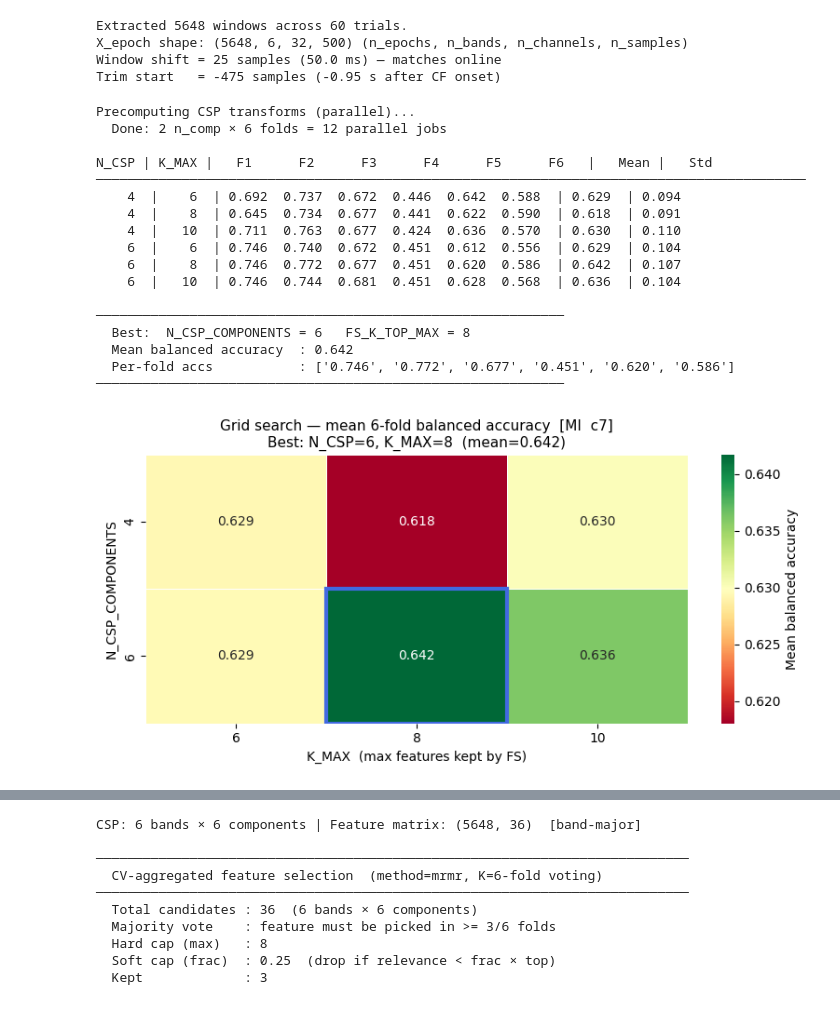
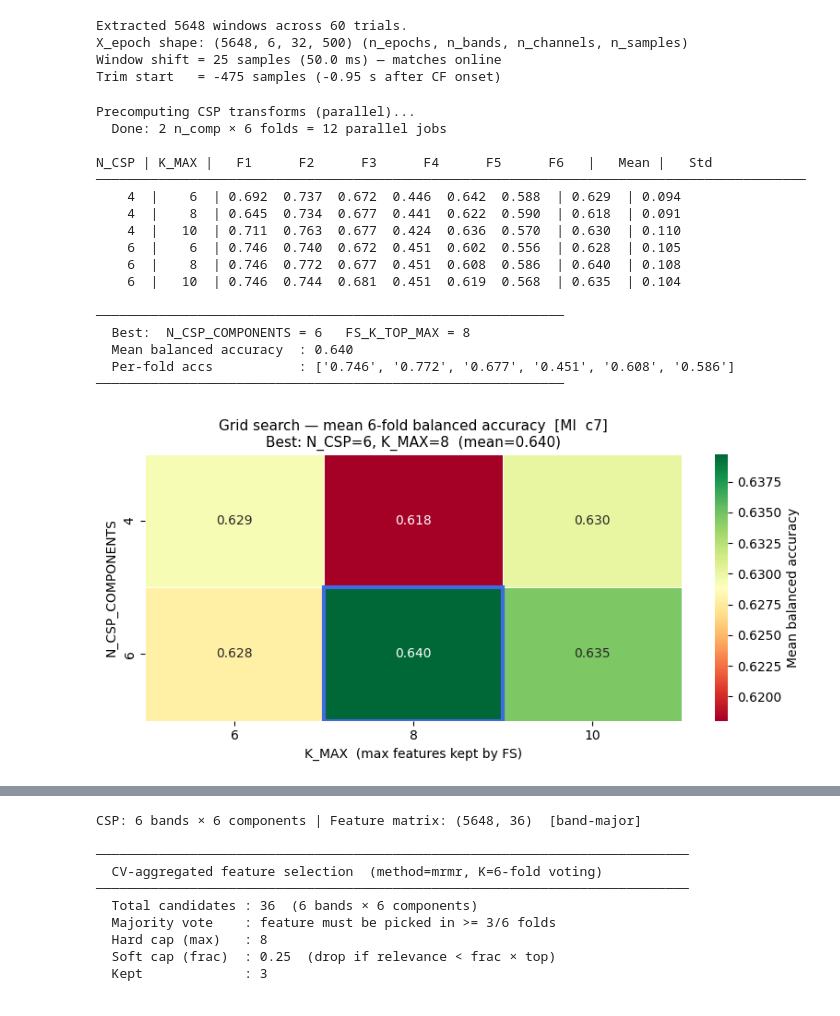
Before and after one commit to PaoloFori/slda_bci, a Jupyter notebook: create_slda/create_slda.ipynb, the cells around one changed output, grey strips where cells are left out. Cells and saved outputs as stored; diff of their text form; code cells hidden in the pictures.

```diff
--- a/create_slda/create_slda.ipynb
+++ b/create_slda/create_slda.ipynb
@@ -230,6 +230,15 @@ else:
     print(f"Paradigma: {paradigm}")
     print(f"Soggetto: {subject}")
     print(f"Classi: {classes}")
+    img_dir = os.path.join(os.path.dirname(filenames[0]), 'images')
+    os.makedirs(img_dir, exist_ok=True)
+    print(f'  [fig] images will be saved to: {img_dir}')
+
+
+def _savefig(name, dpi=150):
+    path = os.path.join(img_dir, f'{subject}_{paradigm_to_save}_{name}.png')
+    plt.savefig(path, dpi=dpi, bbox_inches='tight')
+    print(f'  [fig] -> {os.path.basename(path)}')
 # %% [output]
 Selezionati 3 file:
  - /home/paolo/bci_vr_ws/recordings/c7/20260527/calibration/c7.20260527.161510.calibration.mi_lhrh.gdf
@@ -305,12 +314,17 @@ for raw in raw_list:
     raw_bands = []
     data_car  = raw.get_data()
     for l_freq, h_freq in BANDS:
-        sos_lp = butter(4, h_freq, btype='lowpass',  fs=FREQ, output='sos')
-        sos_hp = butter(4, l_freq, btype='highpass', fs=FREQ, output='sos')
-        zi_lp = np.zeros((sos_lp.shape[0], data_car.shape[0], 2))
-        data_lp, _ = sosfilt(sos_lp, data_car, zi=zi_lp)
-        zi_hp = np.zeros((sos_hp.shape[0], data_lp.shape[0], 2))
-        filtered, _ = sosfilt(sos_hp, data_lp, zi=zi_hp)
+        # ba-form butter + lfilter: identical to MATLAB butter(4,...)+filter and to ROS rtfilter.
+        # sosfilt (SOS form) gives different transient behaviour at low normalised cutoffs
+        # (e.g. 8 Hz HP at 250 Hz Nyquist = 0.032) and would NOT match apply_processing.m.
+        b_lp, a_lp = butter(4, h_freq / (FREQ / 2), btype='low')
+        b_hp, a_hp = butter(4, l_freq / (FREQ / 2), btype='high')
+        order_lp   = max(len(a_lp), len(b_lp)) - 1
+        order_hp   = max(len(a_hp), len(b_hp)) - 1
+        zi_lp      = np.zeros((order_lp, data_car.shape[0]))
+        data_lp, _ = lfilter(b_lp, a_lp, data_car, axis=-1, zi=zi_lp)
+        zi_hp      = np.zeros((order_hp, data_lp.shape[0]))
+        filtered, _= lfilter(b_hp, a_hp, data_lp,  axis=-1, zi=zi_hp)
         raw_bands.append(filtered)
     for onset, duration, cls in cf_segments:
         end = onset + duration
@@ -430,39 +444,40 @@ sns.heatmap(df_hm, annot=True, fmt=".3f", cmap="RdYlGn",
             vmin=np.nanmin(hm_data), vmax=np.nanmax(hm_data),
             linewidths=0.5, ax=ax,
             cbar_kws={"label": "Mean balanced accuracy"})
 ax.set_xlabel("K_MAX  (max features kept by FS)", fontsize=10)
 ax.set_ylabel("N_CSP_COMPONENTS", fontsize=10)
 ax.set_title(
     f"Grid search — mean {K_FOLDS}-fold balanced accuracy  "
     f"[{paradigm_to_save.upper()}  {subject}]\n"
     f"Best: N_CSP={N_CSP_COMPONENTS}, K_MAX={FS_K_TOP_MAX}  "
     f"(mean={grid_mean[best_combo]:.3f})",
     fontsize=11)
 best_i = n_comps_valid.index(N_CSP_COMPONENTS)
 best_j = k_maxs_valid.index(FS_K_TOP_MAX)
 ax.add_patch(plt.Rectangle((best_j, best_i), 1, 1,
                             fill=False, edgecolor="royalblue", lw=3))
 plt.tight_layout()
+_savefig('01_grid_search')
 plt.show()
 # %% [output]
 Precomputing CSP transforms (parallel)...
   Done: 2 n_comp × 6 folds = 12 parallel jobs
 
 N_CSP | K_MAX |   F1      F2      F3      F4      F5      F6   |   Mean |   Std
 ───────────────────────────────────────────────────────────────────────────────────────────
     4  |    6  | 0.692  0.737  0.672  0.446  0.642  0.588  | 0.629  | 0.094
     4  |    8  | 0.645  0.734  0.677  0.441  0.622  0.590  | 0.618  | 0.091
     4  |   10  | 0.711  0.763  0.677  0.424  0.636  0.570  | 0.630  | 0.110
-    6  |    6  | 0.746  0.740  0.672  0.451  0.612  0.556  | 0.629  | 0.104
-    6  |    8  | 0.746  0.772  0.677  0.451  0.620  0.586  | 0.642  | 0.107
-    6  |   10  | 0.746  0.744  0.681  0.451  0.628  0.568  | 0.636  | 0.104
+    6  |    6  | 0.746  0.740  0.672  0.451  0.602  0.556  | 0.628  | 0.105
+    6  |    8  | 0.746  0.772  0.677  0.451  0.608  0.586  | 0.640  | 0.108
+    6  |   10  | 0.746  0.744  0.681  0.451  0.619  0.568  | 0.635  | 0.104
 
 ────────────────────────────────────────────────────────────
   Best:  N_CSP_COMPONENTS = 6   FS_K_TOP_MAX = 8
-  Mean balanced accuracy  : 0.642
-  Per-fold accs           : ['0.746', '0.772', '0.677', '0.451', '0.620', '0.586']
+  Mean balanced accuracy  : 0.640
+  Per-fold accs           : ['0.746', '0.772', '0.677', '0.451', '0.608', '0.586']
 ────────────────────────────────────────────────────────────
-[figure, old version]
+[figure, new version]
 # %%
 # Diagnostic cross-validation: full CV with grid-search parameters — ROC, calibration, per-trial accuracy, and LDA weight plots
 
```
Also changed, not shown: parts of 5 cells of this notebook, 2 other files.
